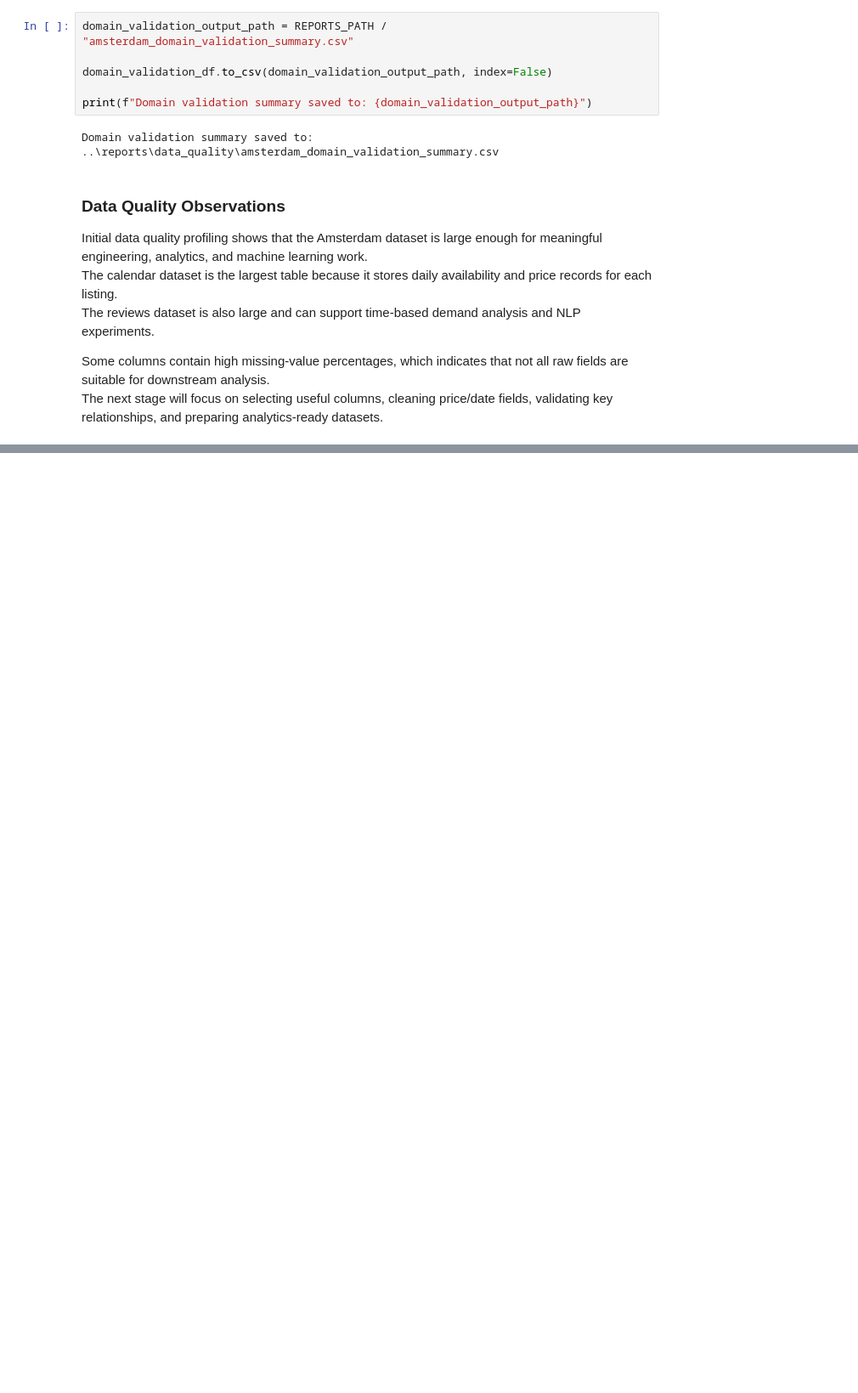
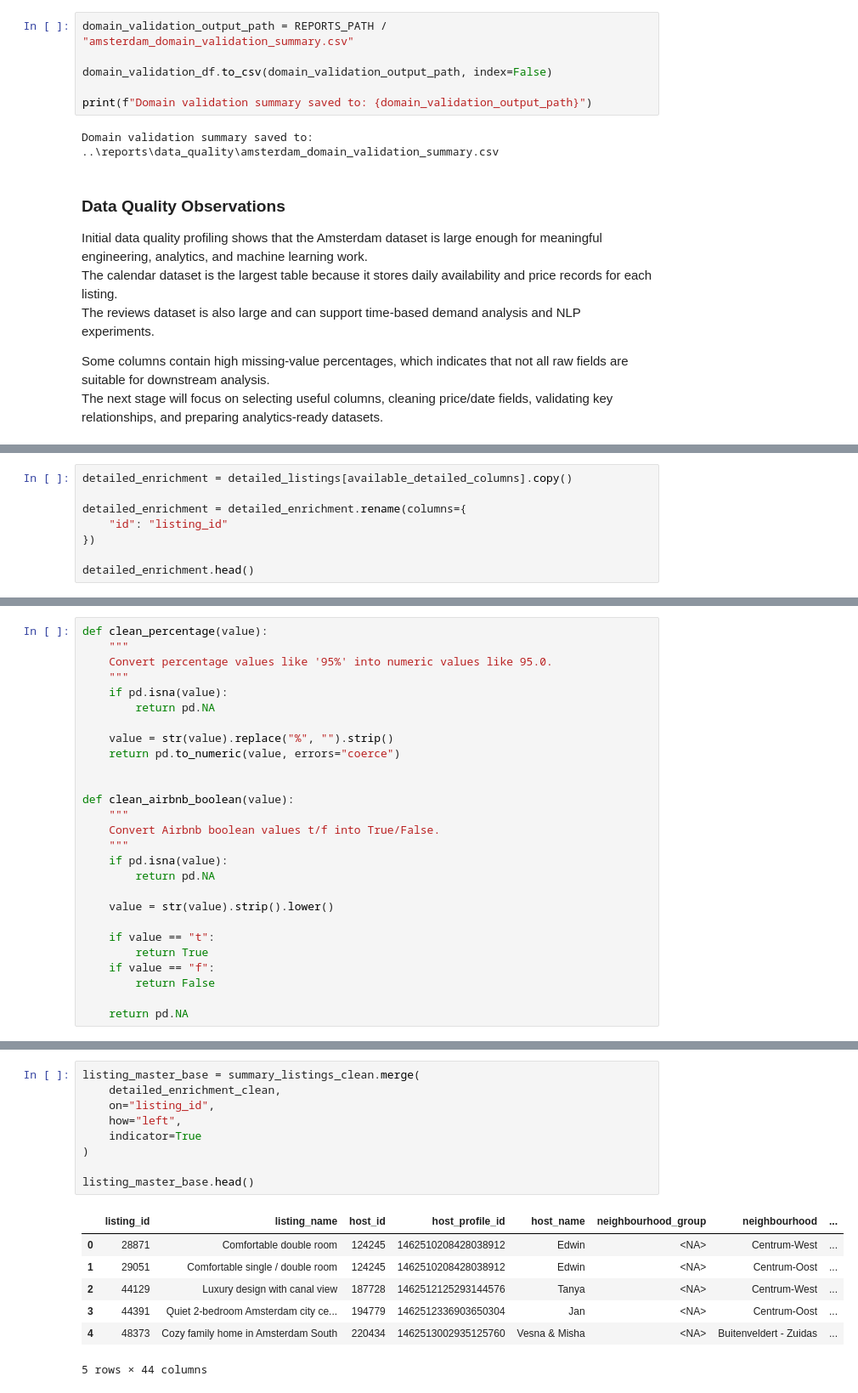
Before and after one commit to Tnadeeja/Inside-Airbnb-Market-Intelligence-Platform-Data-Engineering-Analytics-AI, a Jupyter notebook: notebooks/01_dataset_familiarization.ipynb, the cells around one changed output, grey strips where cells are left out. Shown at 85% size. Saved outputs shown, nothing was run; the diff lists cells and outputs as text; blank space fills up the shorter version.

```diff
--- a/notebooks/01_dataset_familiarization.ipynb
+++ b/notebooks/01_dataset_familiarization.ipynb
@@ -565,0 +973,8 @@ The next stage will focus on selecting useful columns, cleaning price/date field
+# %%
+detailed_enrichment = detailed_listings[available_detailed_columns].copy()
+
+detailed_enrichment = detailed_enrichment.rename(columns={
+    "id": "listing_id"
+})
+
+detailed_enrichment.head()
@@ -565,0 +989,27 @@ The next stage will focus on selecting useful columns, cleaning price/date field
+# %%
+def clean_percentage(value):
+    """
+    Convert percentage values like '95%' into numeric values like 95.0.
+    """
+    if pd.isna(value):
+        return pd.NA
+
+    value = str(value).replace("%", "").strip()
+    return pd.to_numeric(value, errors="coerce")
+
+
+def clean_airbnb_boolean(value):
+    """
+    Convert Airbnb boolean values t/f into True/False.
+    """
+    if pd.isna(value):
+        return pd.NA
+
+    value = str(value).strip().lower()
+
+    if value == "t":
+        return True
+    if value == "f":
+        return False
+
+    return pd.NA
@@ -565,0 +1127,17 @@ The next stage will focus on selecting useful columns, cleaning price/date field
+# %%
+listing_master_base = summary_listings_clean.merge(
+    detailed_enrichment_clean,
+    on="listing_id",
+    how="left",
+    indicator=True
+)
+
+listing_master_base.head()
+# %% [output]
+|  | listing_id | listing_name | host_id | host_profile_id | host_name | neighbourhood_group | neighbourhood | ... |
+| 0 | 28871 | Comfortable double room | 124245 | 1462510208428038912 | Edwin | <NA> | Centrum-West | ... |
+| 1 | 29051 | Comfortable single / double room | 124245 | 1462510208428038912 | Edwin | <NA> | Centrum-Oost | ... |
+| 2 | 44129 | Luxury design with canal view | 187728 | 1462512125293144576 | Tanya | <NA> | Centrum-West | ... |
+| 3 | 44391 | Quiet 2-bedroom Amsterdam city ce... | 194779 | 1462512336903650304 | Jan | <NA> | Centrum-Oost | ... |
+| 4 | 48373 | Cozy family home in Amsterdam South | 220434 | 1462513002935125760 | Vesna & Misha | <NA> | Buitenveldert - Zuidas | ... |
+5 rows × 44 columns
```
Also changed, not shown: parts of 29 cells of this notebook, 1 other file.
